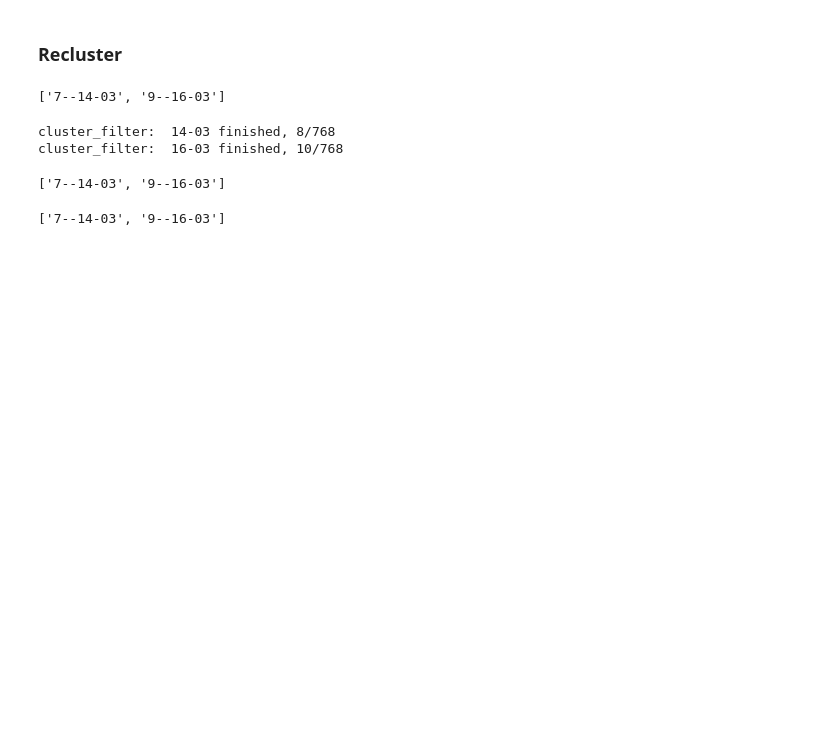
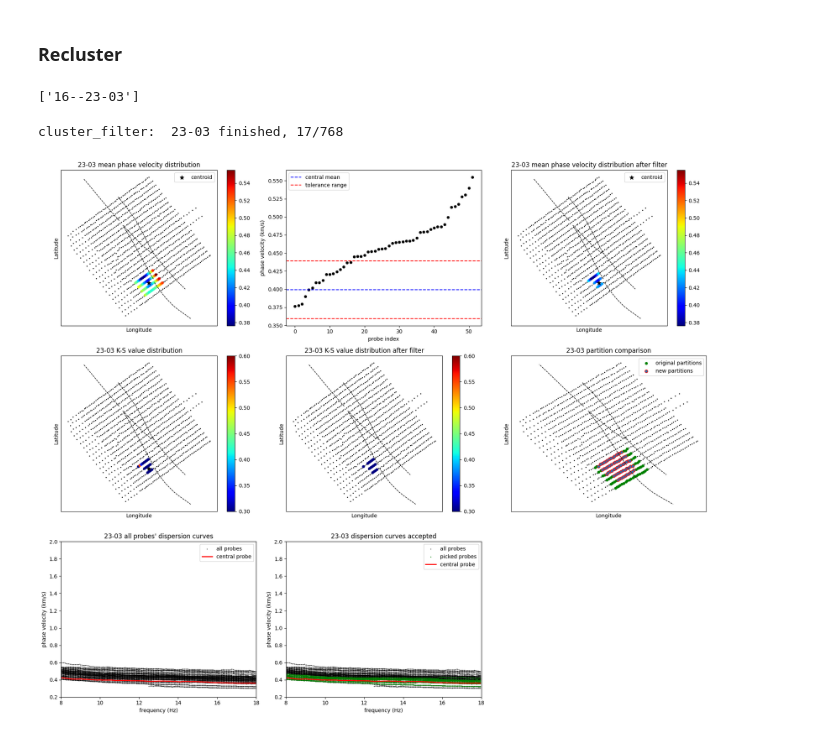
Before and after one commit to harmonsong/SGB_tomography_project, a Jupyter notebook: 3-2-2-4-1_repick.ipynb, the cells around one changed output. Saved outputs shown, nothing was run; the diff lists cells and outputs as text; code cells hidden in the pictures; blank space fills up the shorter version.

```diff
--- a/3-2-2-4-1_repick.ipynb
+++ b/3-2-2-4-1_repick.ipynb
@@ -487,7 +487,7 @@ for probe in info_basic_probes['key_subworks']:
     ds_probe_all[probe] = ds['ds_remove'][0]
     ds.close()
 # %%
-nums_repick =[7,9,1]
+nums_repick =[16]
 
 filename = dir_project+'Basic_info.yml'
 with open(filename, 'r', encoding='utf-8') as f:
@@ -500,27 +500,23 @@ for num in nums_repick:
             key_subworks.append(key_subwork)
 key_subworks
 # %% [output]
-['7--14-03', '9--16-03']
+['16--23-03']
 # %%
-flag_err = 0.05
+flag_err = 0.1
 flag_pass = 0.3
 flag_plot = 1
-ks_f_range = [7.5,14]
+ks_f_range = [8,18]
 flag_par = 1
 nThreads = 40
 probe_accept_all = {}
 stations_accept_all = {}
 lon_centroid_all = {}
 lat_centroid_all = {}
 for key_subwork in key_subworks:
     cluster_filter(key_subwork)
 # %% [output]
-cluster_filter:  14-03 finished, 8/768
-cluster_filter:  16-03 finished, 10/768
+cluster_filter:  23-03 finished, 17/768
+[figure, added]
-# %%
-key_subworks
-# %% [output]
-['7--14-03', '9--16-03']
 # %%
 if 'key_subworks_repick' in info_basic.keys():
     key_subworks_repick = set(info_basic['key_subworks_repick'])
@@ -529,10 +525,6 @@ if 'key_subworks_repick' in info_basic.keys():
 else:
     key_subworks_repick = key_subworks
 info_basic['key_subworks_repick'] = key_subworks_repick
-# %%
-key_subworks_repick
-# %% [output]
-['7--14-03', '9--16-03']
 # %%
 stations_accept_all_new = {}
 lon_centroid_all_new = {}
```
Also changed, not shown: parts of 5 cells of this notebook, 10 other files.
